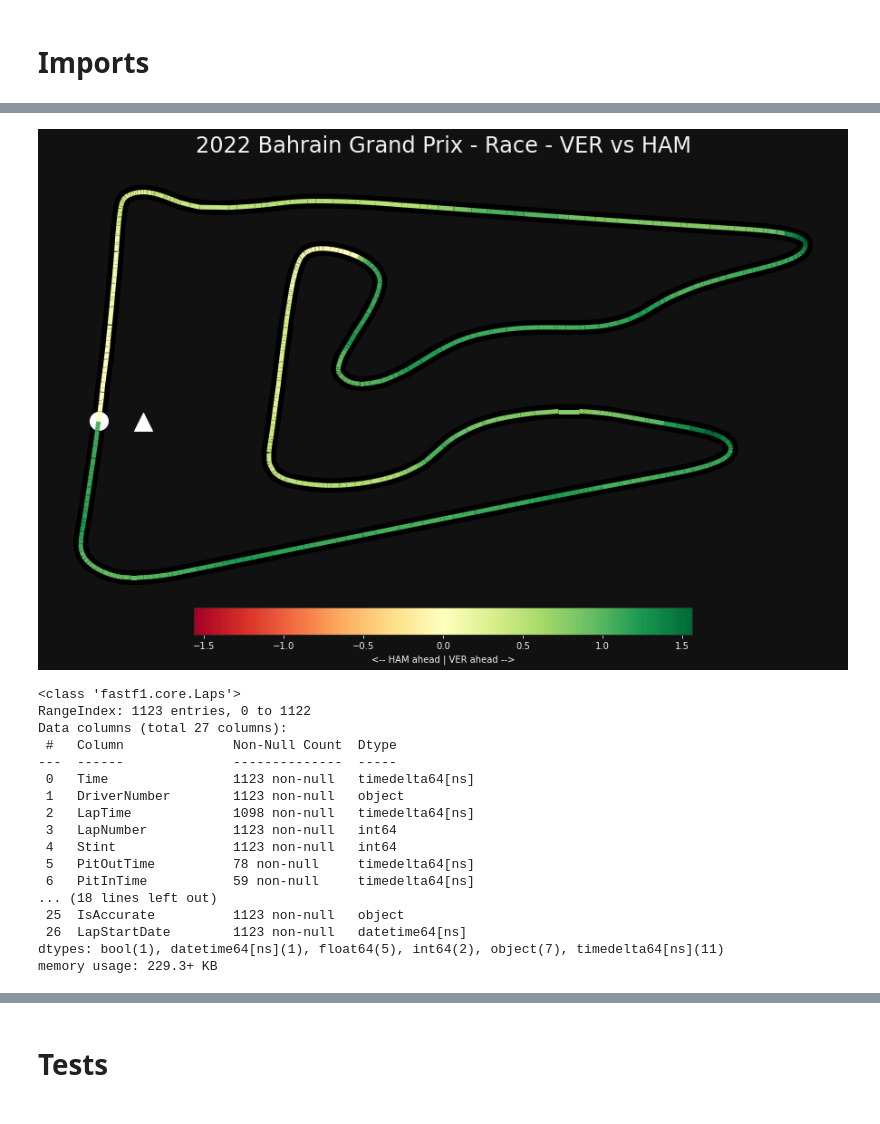
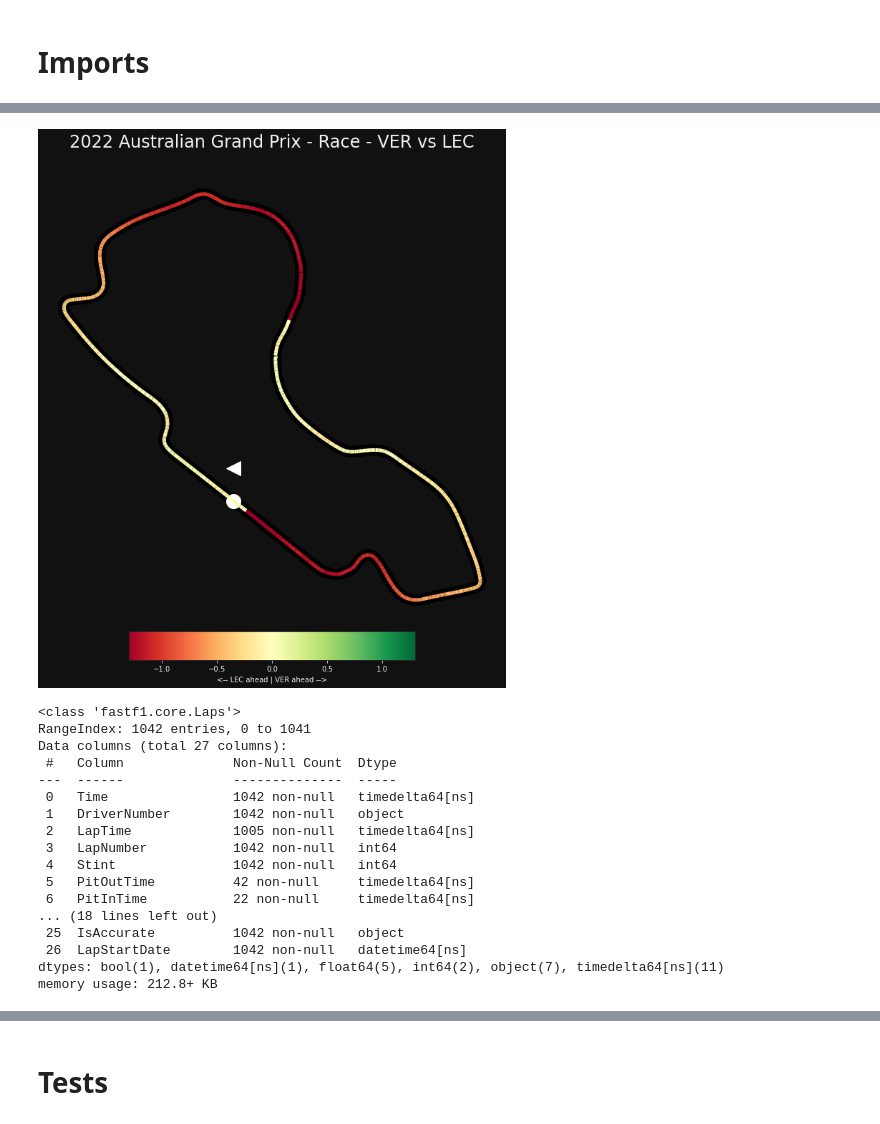
Before and after one commit to GuillaumeArp/Jedha_F1_Project, a Jupyter notebook: Guillaume/test_guillaume.ipynb, the cells around one changed output, grey strips where cells are left out. Cells and saved outputs as stored; diff of their text form; code cells hidden in the pictures.

```diff
--- a/Guillaume/test_guillaume.ipynb
+++ b/Guillaume/test_guillaume.ipynb
@@ -24,11 +24,11 @@ pd.options.display.max_rows = 75
 pd.options.display.max_columns = 99
 # %%
 year = 2022
-gp_round = 1
+gp_round = 3
 ses = 'R'
 # %%
 driver_1 = 'VER'
-driver_2 = 'HAM'
+driver_2 = 'LEC'
 # %%
 events_list = ff1.get_event_schedule(2022)[2:]
 
@@ -305,7 +305,7 @@ def delta_bounds(vmin, vmax):
 vmin, vmax = delta_bounds(delta_time.min(), delta_time.max())
 
 # Setup plot
-fig, ax = plt.subplots(sharex=True, sharey=True, figsize=(1100*px, 600*px))
+fig, ax = plt.subplots(sharex=True, sharey=True, figsize=(800*px, 800*px))
 fig.suptitle(f"{session.event.year} {session.event.EventName} - {session.name} - {driver_1} vs {driver_2}", size=24, y=0.97)
 
 # Adjust margins and turn of axis
@@ -315,54 +315,54 @@ ax.axis('off')
 # After this, we plot the data itself.
 # Create background track line
 ax.plot(lap_2['X'], lap_2['Y'], color='black', linestyle='-', linewidth=16, zorder=1)
 
 # Add start line marker
 plt.scatter(start_x, start_y, color='white', s=400, zorder=1)
 plt.scatter(direction_x, direction_y, color='white', s=400, zorder=1, marker=direction_marker)
 
 # Create a continuous norm to map from data points to colors
 norm = plt.Normalize(vmin, vmax)
 lc = LineCollection(segments, cmap=colormap_speed, norm=norm, linestyle='-', linewidth=5)
 
 # Set the values used for colormapping
 lc.set_array(delta_time)
 
 # Merge all line segments together
 line = ax.add_collection(lc)
 
 # Finally, we create a color bar as a legend.
 cbaxes = fig.add_axes([0.25, 0.05, 0.5, 0.05])
 normlegend = mpl.colors.Normalize(vmin=vmin, vmax=vmax)
 legend = mpl.colorbar.ColorbarBase(cbaxes, norm=normlegend, cmap=colormap_speed, orientation="horizontal", label=f"<-- {driver_2} ahead | {driver_1} ahead -->")
 
 # Set background color to transparent
 # fig.patch.set_alpha(0)
 fig.patch.set_facecolor('#111111')
 
 # Show the plot
 plt.show()
 # %% [output]
-[figure, old version]
+[figure, new version]
 # %%
 race = session.laps
 race.info()
 # %% [output]
 <class 'fastf1.core.Laps'>
-RangeIndex: 1123 entries, 0 to 1122
+RangeIndex: 1042 entries, 0 to 1041
 Data columns (total 27 columns):
  #   Column              Non-Null Count  Dtype
 ---  ------              --------------  -----
- 0   Time                1123 non-null   timedelta64[ns]
- 1   DriverNumber        1123 non-null   object
- 2   LapTime             1098 non-null   timedelta64[ns]
- 3   LapNumber           1123 non-null   int64
- 4   Stint               1123 non-null   int64
- 5   PitOutTime          78 non-null     timedelta64[ns]
- 6   PitInTime           59 non-null     timedelta64[ns]
+ 0   Time                1042 non-null   timedelta64[ns]
+ 1   DriverNumber        1042 non-null   object
+ 2   LapTime             1005 non-null   timedelta64[ns]
+ 3   LapNumber           1042 non-null   int64
+ 4   Stint               1042 non-null   int64
+ 5   PitOutTime          42 non-null     timedelta64[ns]
+ 6   PitInTime           22 non-null     timedelta64[ns]
 ... (18 lines left out)
- 25  IsAccurate          1123 non-null   object
- 26  LapStartDate        1123 non-null   datetime64[ns]
+ 25  IsAccurate          1042 non-null   object
+ 26  LapStartDate        1042 non-null   datetime64[ns]
 dtypes: bool(1), datetime64[ns](1), float64(5), int64(2), object(7), timedelta64[ns](11)
-memory usage: 229.3+ KB
+memory usage: 212.8+ KB
 # %%
 race = race.sort_values('Time').reset_index(drop=True)
```
Also changed, not shown: parts of 17 cells of this notebook.
